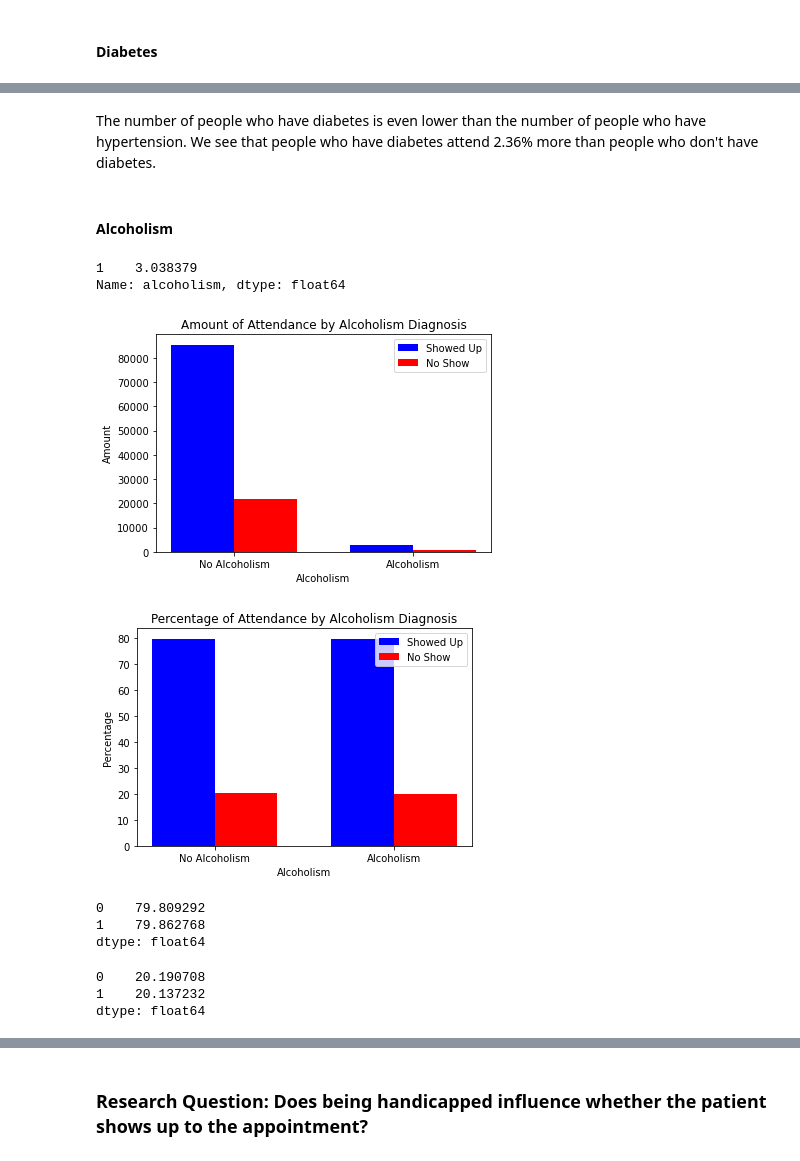
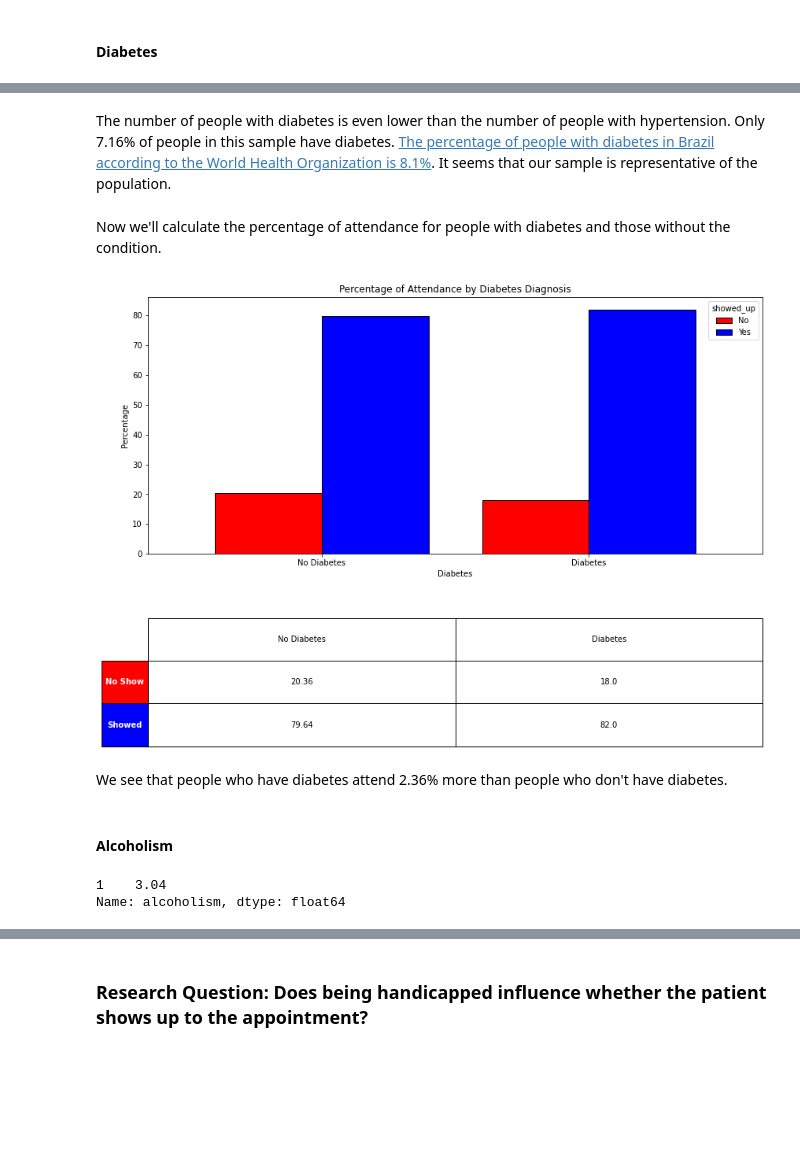
Before and after one commit to jlvalport/Medical-appointments-analysis, a Jupyter notebook: No-show Medical Appointments Analysis.ipynb, the cells around one changed output, grey strips where cells are left out. Saved outputs shown, nothing was run; the diff lists cells and outputs as text; code cells hidden in the pictures; blank space fills up the shorter version.

```diff
--- a/No-show Medical Appointments Analysis.ipynb
+++ b/No-show Medical Appointments Analysis.ipynb
@@ -658,4 +514,12 @@ dtype: float64
+# %% [markdown]
+The number of people with diabetes is even lower than the number of people with hypertension. Only 7.16% of people in this sample have diabetes. [The percentage of people with diabetes in Brazil according to the World Health Organization is 8.1%](https://cdn.who.int/media/docs/default-source/country-profiles/diabetes/bra_en.pdf?sfvrsn=3956c0c5_46&download=true). It seems that our sample is representative of the population.
+# %% [markdown]
+Now we'll calculate the percentage of attendance for people with diabetes and those without the condition.
+# %%
+group_and_plot(df, 'diabetes', True)
+# %% [output]
+[figure, added]
 # %% [markdown]
-The number of people who have diabetes is even lower than the number of people who have hypertension. We see that people who have diabetes attend 2.36% more than people who don't have diabetes.
+We see that people who have diabetes attend 2.36% more than people who don't have diabetes.
 # %% [markdown]
 #### Alcoholism
@@ -665,6 +526,6 @@ df_alco_yes = df.query('alcoholism == 1')
 # %%
 # Percentage of people with alcoholism
-df_alco_yes['alcoholism'].value_counts() / df.shape[0] * 100
+percent_with_condition(df, 'alcoholism')
 # %% [output]
-1    3.038379
+1    3.04
 Name: alcoholism, dtype: float64
@@ -682,52 +531,0 @@ percent_no_show_alcoholism = pd.Series(np.array([percent_show_alco_no['No'], per
-# %%
-ind_x = np.arange(len(amount_show_alcoholism))  # the x locations for the groups
-width_bars = 0.35       # the width of the bars
-
-blue_bars = plt.bar(ind_x, amount_show_alcoholism, width_bars, color='blue', label='Showed Up')
-orange_bars = plt.bar(ind_x + width_bars, amount_no_show_alcoholism, width_bars, color='red', label='No Show')
-
-# title and labels
-plt.ylabel('Amount')
-plt.xlabel('Alcoholism')
-plt.title('Amount of Attendance by Alcoholism Diagnosis')
-locations = ind_x + width_bars / 2  # xtick locations
-labels = ['No Alcoholism', 'Alcoholism']  # xtick labels
-plt.xticks(locations, labels)
-
-# legend
-plt.legend();
-# %% [output]
-[figure, removed]
-# %%
-ind_x = np.arange(len(percent_show_alcoholism))  # the x locations for the groups
-width_bars = 0.35       # the width of the bars
-
-blue_bars = plt.bar(ind_x, percent_show_alcoholism, width_bars, color='blue', label='Showed Up')
-orange_bars = plt.bar(ind_x + width_bars, percent_no_show_alcoholism, width_bars, color='red', label='No Show')
-
-# title and labels
-plt.ylabel('Percentage')
-plt.xlabel('Alcoholism')
-plt.title('Percentage of Attendance by Alcoholism Diagnosis')
-locations = ind_x + width_bars / 2  # xtick locations
-labels = ['No Alcoholism', 'Alcoholism']  # xtick labels
-plt.xticks(locations, labels)
-
-# legend
-plt.legend();
-# %% [output]
-[figure, removed]
-# %%
-# Percentage of people that showed up who have or not alcoholism
-percent_show_alcoholism
-# %% [output]
-0    79.809292
-1    79.862768
-dtype: float64
-# %%
-# Percentage of people that did not show up who have or not alcoholism
-percent_no_show_alcoholism
-# %% [output]
-0    20.190708
-1    20.137232
-dtype: float64
```
Also changed, not shown: parts of 68 cells of this notebook.
